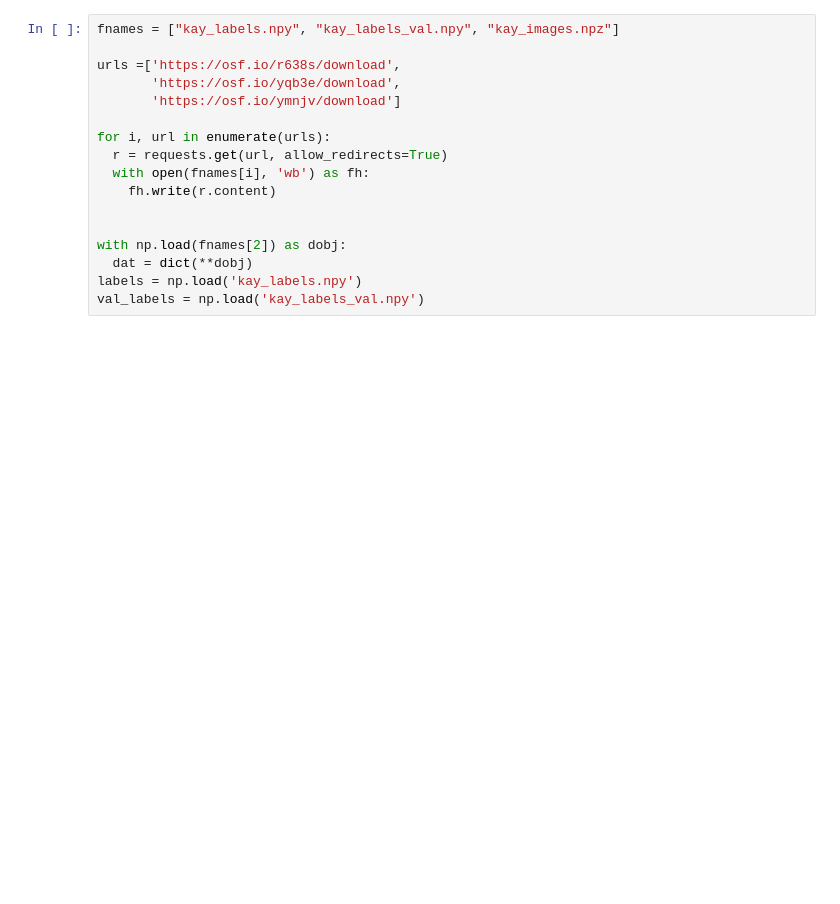
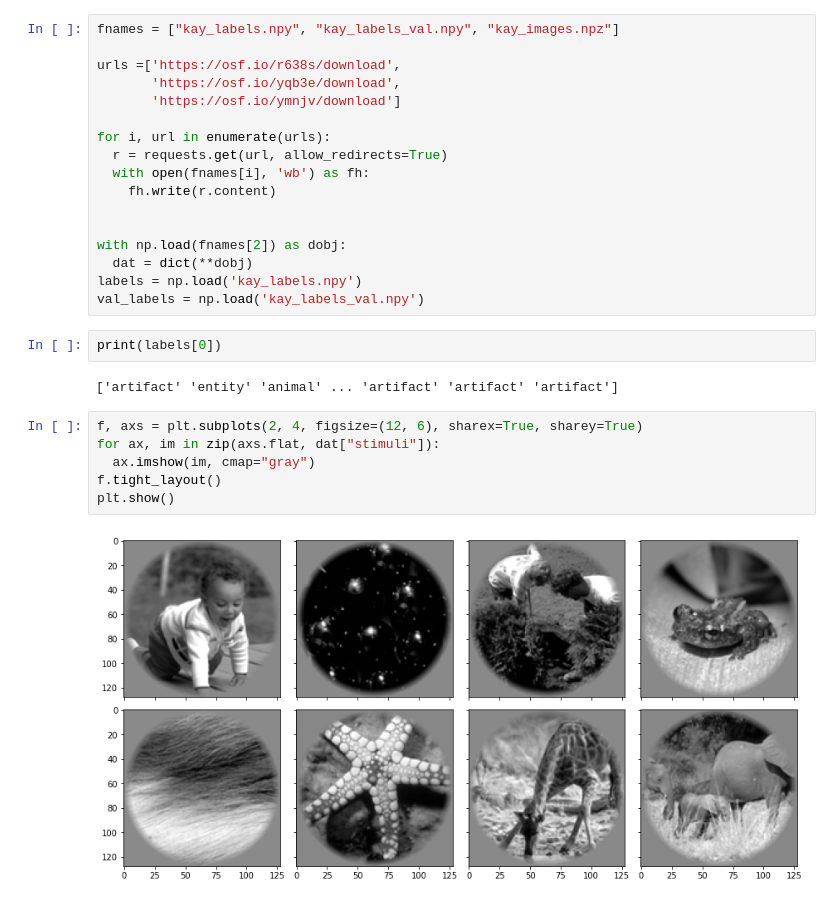
Before and after one commit to ematiss/Neuromatch-DL-Draniki-G1, a Jupyter notebook: BOLD_fMRI.ipynb, the cells around one changed output. Drawn from its saved outputs; the diff is of its cells as text; blank space fills up the shorter version.

```diff
--- a/BOLD_fMRI.ipynb
+++ b/BOLD_fMRI.ipynb
@@ -44,3 +56,15 @@ with np.load(fnames[2]) as dobj:
   dat = dict(**dobj)
 labels = np.load('kay_labels.npy')
 val_labels = np.load('kay_labels_val.npy')
+# %%
+print(labels[0])
+# %% [output]
+['artifact' 'entity' 'animal' ... 'artifact' 'artifact' 'artifact']
+# %%
+f, axs = plt.subplots(2, 4, figsize=(12, 6), sharex=True, sharey=True)
+for ax, im in zip(axs.flat, dat["stimuli"]):
+  ax.imshow(im, cmap="gray")
+f.tight_layout()
+plt.show()
+# %% [output]
+[figure, added]
```
Also changed, not shown: parts of 19 cells of this notebook, 1 other file.
